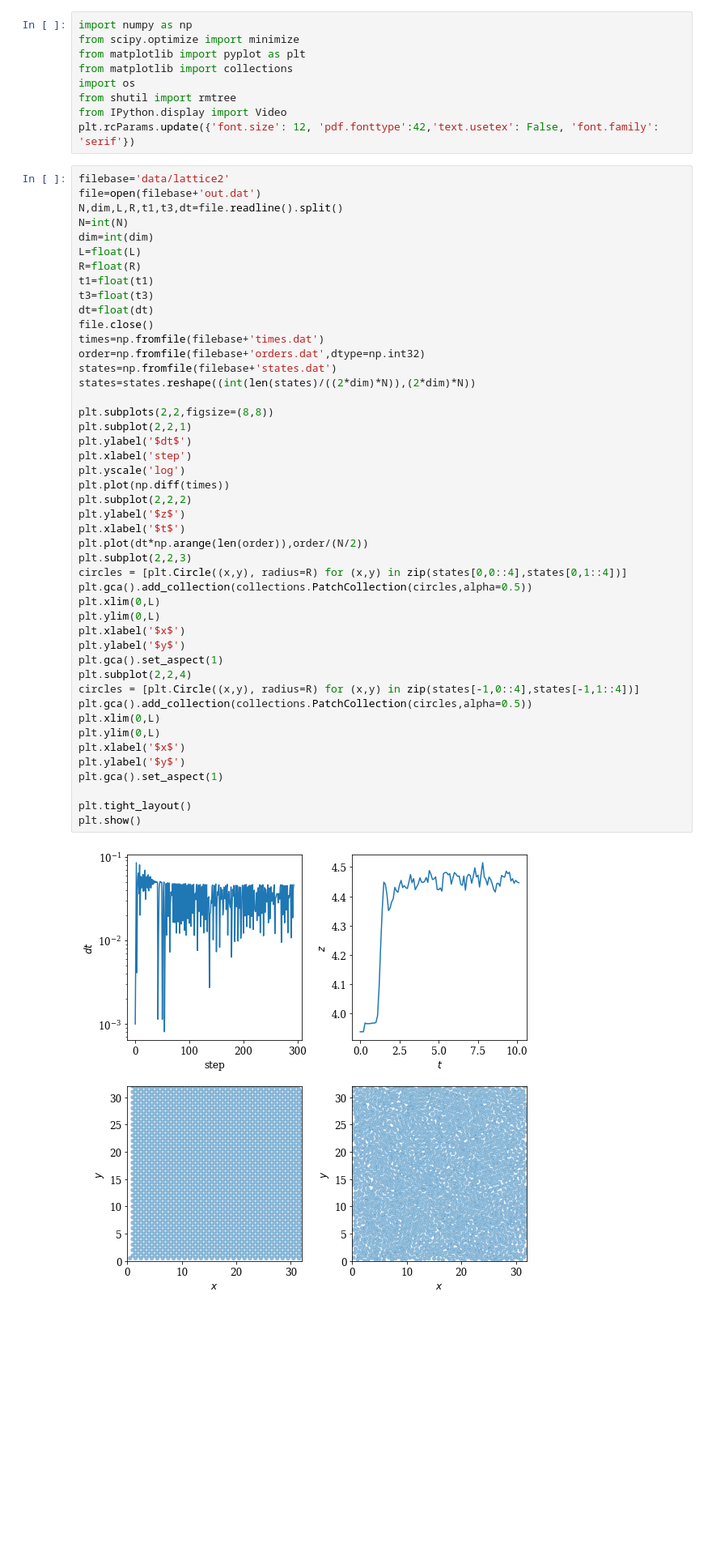
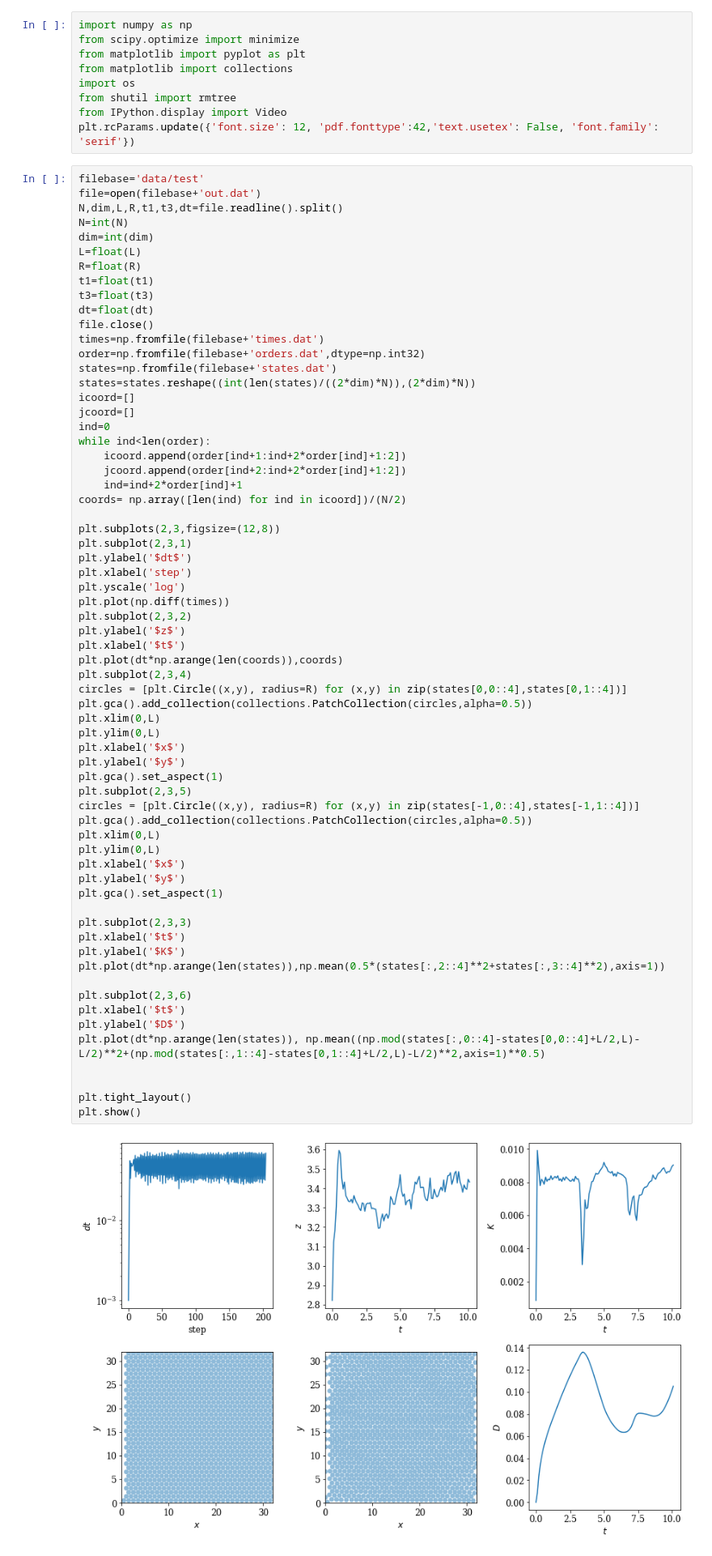
Before and after one commit to znicolaou/manybody, a Jupyter notebook: plot.ipynb, the cells around one changed output. Shown at 81% size. Cells and saved outputs as stored; diff of their text form; blank space fills up the shorter version.

Commit message:
updated orders
Former-commit-id: 4c655a918ee2a54f996fd3093f4db16877129339

```diff
--- a/plot.ipynb
+++ b/plot.ipynb
@@ -8,7 +8,7 @@ from shutil import rmtree
 from IPython.display import Video
 plt.rcParams.update({'font.size': 12, 'pdf.fonttype':42,'text.usetex': False, 'font.family': 'serif'})
 # %%
-filebase='data/lattice2'
+filebase='data/test'
 file=open(filebase+'out.dat')
 N,dim,L,R,t1,t3,dt=file.readline().split()
 N=int(N)
@@ -21,37 +21,56 @@ dt=float(dt)
 file.close()
 times=np.fromfile(filebase+'times.dat')
 order=np.fromfile(filebase+'orders.dat',dtype=np.int32)
 states=np.fromfile(filebase+'states.dat')
 states=states.reshape((int(len(states)/((2*dim)*N)),(2*dim)*N))
+icoord=[]
+jcoord=[]
+ind=0
+while ind<len(order):
+    icoord.append(order[ind+1:ind+2*order[ind]+1:2])
+    jcoord.append(order[ind+2:ind+2*order[ind]+1:2])
+    ind=ind+2*order[ind]+1
+coords= np.array([len(ind) for ind in icoord])/(N/2)
 
-plt.subplots(2,2,figsize=(8,8))
-plt.subplot(2,2,1)
+plt.subplots(2,3,figsize=(12,8))
+plt.subplot(2,3,1)
 plt.ylabel('$dt$')
 plt.xlabel('step')
 plt.yscale('log')
 plt.plot(np.diff(times))
-plt.subplot(2,2,2)
+plt.subplot(2,3,2)
 plt.ylabel('$z$')
 plt.xlabel('$t$')
-plt.plot(dt*np.arange(len(order)),order/(N/2))
-plt.subplot(2,2,3)
+plt.plot(dt*np.arange(len(coords)),coords)
+plt.subplot(2,3,4)
 circles = [plt.Circle((x,y), radius=R) for (x,y) in zip(states[0,0::4],states[0,1::4])]
 plt.gca().add_collection(collections.PatchCollection(circles,alpha=0.5))
 plt.xlim(0,L)
 plt.ylim(0,L)
 plt.xlabel('$x$')
 plt.ylabel('$y$')
 plt.gca().set_aspect(1)
-plt.subplot(2,2,4)
+plt.subplot(2,3,5)
 circles = [plt.Circle((x,y), radius=R) for (x,y) in zip(states[-1,0::4],states[-1,1::4])]
 plt.gca().add_collection(collections.PatchCollection(circles,alpha=0.5))
 plt.xlim(0,L)
 plt.ylim(0,L)
 plt.xlabel('$x$')
 plt.ylabel('$y$')
 plt.gca().set_aspect(1)
 
+plt.subplot(2,3,3)
+plt.xlabel('$t$')
+plt.ylabel('$K$')
+plt.plot(dt*np.arange(len(states)),np.mean(0.5*(states[:,2::4]**2+states[:,3::4]**2),axis=1))
+
+plt.subplot(2,3,6)
+plt.xlabel('$t$')
+plt.ylabel('$D$')
+plt.plot(dt*np.arange(len(states)), np.mean((np.mod(states[:,0::4]-states[0,0::4]+L/2,L)-L/2)**2+(np.mod(states[:,1::4]-states[0,1::4]+L/2,L)-L/2)**2,axis=1)**0.5)
+
+
 plt.tight_layout()
 plt.show()
 # %% [output]
-[figure, old version]
+[figure, new version]
```
Also changed, not shown: parts of 8 cells of this notebook, 8 other files.
